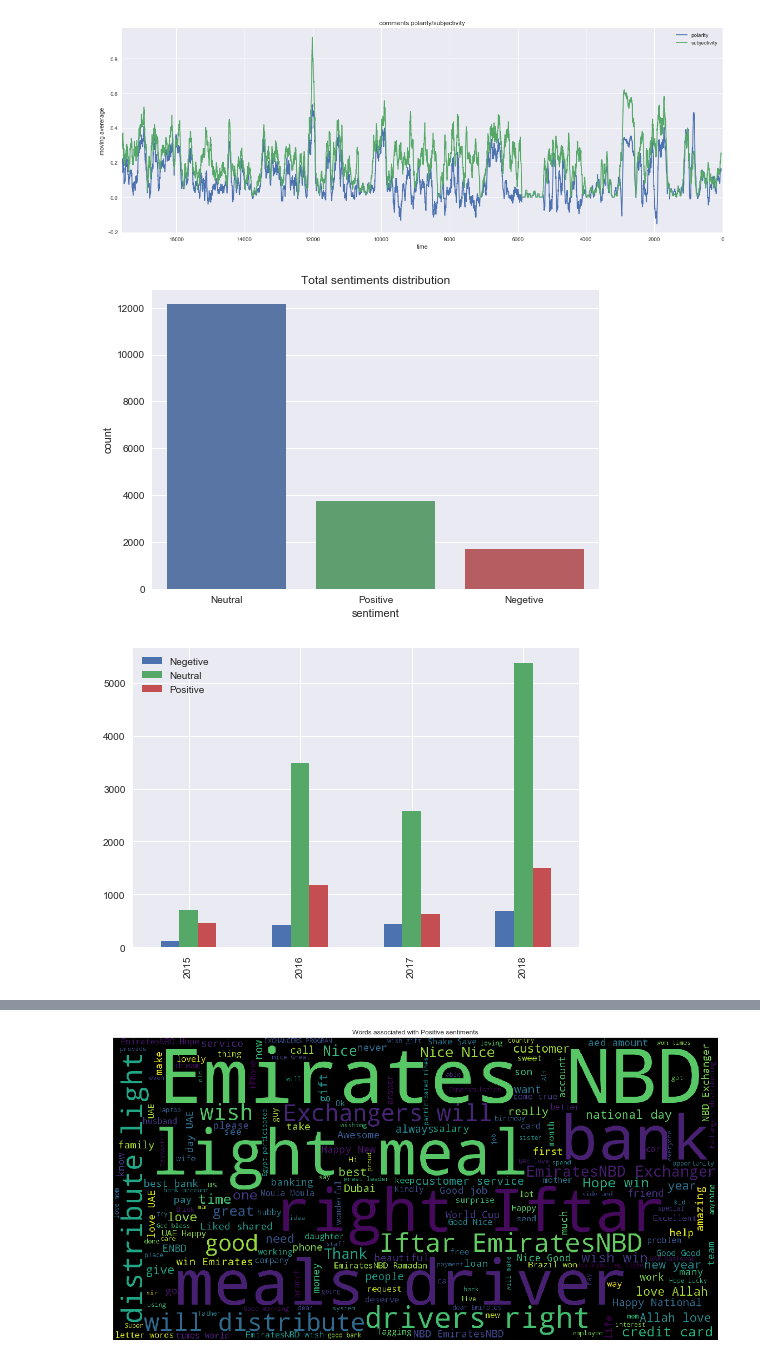
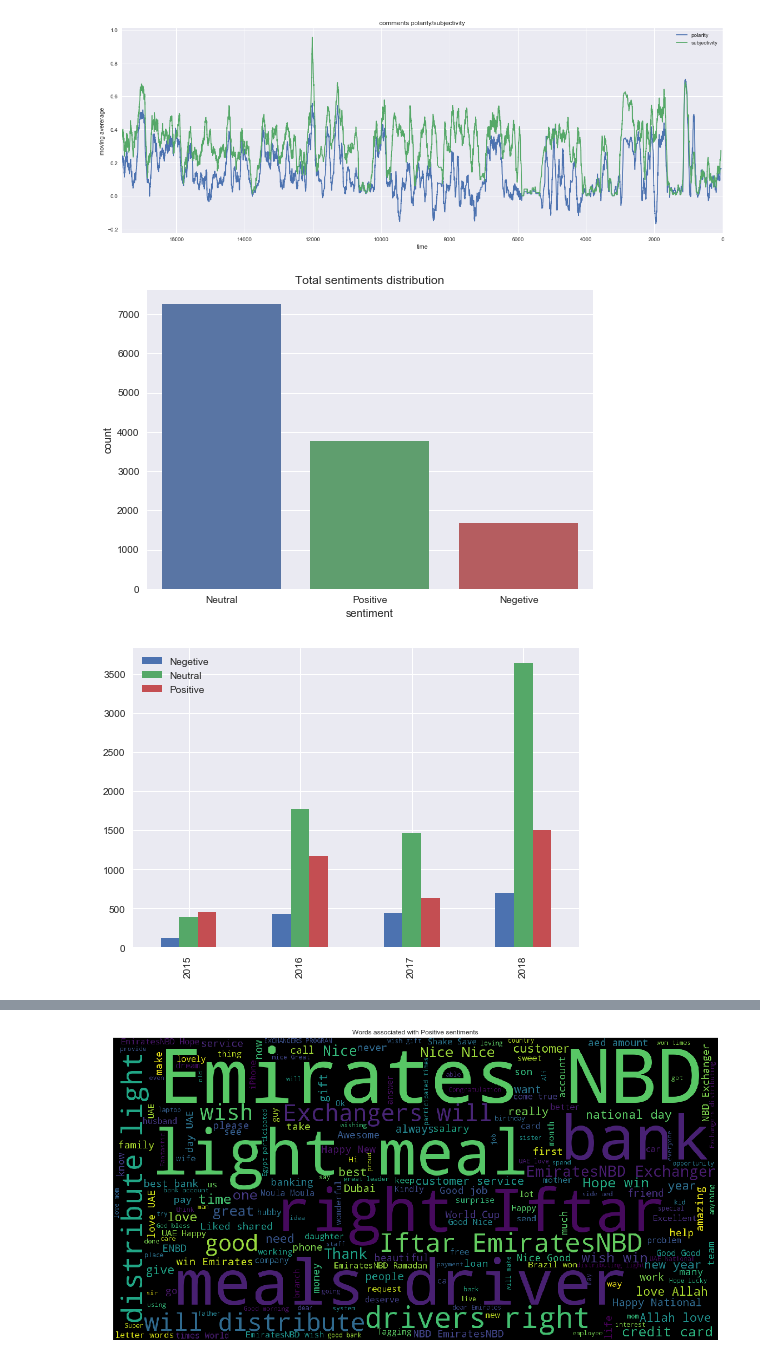
Before and after one commit to romiebanerjee/Social-Analytics, a Jupyter notebook: ENBD_facebook_sentiment_analysis.ipynb, the cells around one changed output, grey strips where cells are left out. Cells and saved outputs as stored; diff of their text form; code cells hidden in the pictures.

```diff
--- a/ENBD_facebook_sentiment_analysis.ipynb
+++ b/ENBD_facebook_sentiment_analysis.ipynb
@@ -59,5 +59,9 @@ def clean(text):
 
 posts["Clean Text"] = posts["Text"].map(clean)
 comments["Clean Text"] = comments["Text"].map(clean)
+# %%
+#remove rows with empty string posts/comments
+empty_rows_indices = comments[comments["Clean Text"] == ""].index.tolist()
+comments = comments.drop(empty_rows_indices)
 # %%
 # The textblob library consists of a pretrained Naive Bayes Analyser
@@ -77,7 +83,7 @@ plt.xlabel("time")
 plt.ylabel("moving avererage")
 plt.show()
 # %% [output]
-[figure, old version]
+[figure, new version]
 # %%
 #Define sentiment using sentiment indices computed above
 def sentiment(index):
@@ -94,24 +100,24 @@ sns.countplot(comments['sentiment'],label="Count")
 plt.title("Total sentiments distribution")
 plt.show()
 # %% [output]
-[figure, old version]
+[figure, new version]
 # %%
 # Distribution of sentiments across years
 to_year = lambda x : x.strftime('%Y')
 comments["year"] = comments["date"].map(to_year)
 
 years = ['2015','2016','2017','2018']
 dictio = {}
 
-for sent in ['Positive','Negetive','Neutral']:
+for sent in ['Neutral','Positive','Negetive']:
     dictio[sent] = [len(comments["sentiment"][comments["sentiment"] == sent]
                          [comments["year"] == year]) for year in years]
 
 df = pd.DataFrame(dictio, index = years)
 df.plot(kind = 'bar')
 plt.show()
 # %% [output]
-[figure, old version]
+[figure, new version]
 # %%
 # Pie chart of sentiments distribution across years
 labels = 'Negetive', 'Neutral', 'Positive'
```
Also changed, not shown: parts of 4 cells of this notebook, 1 other file.
